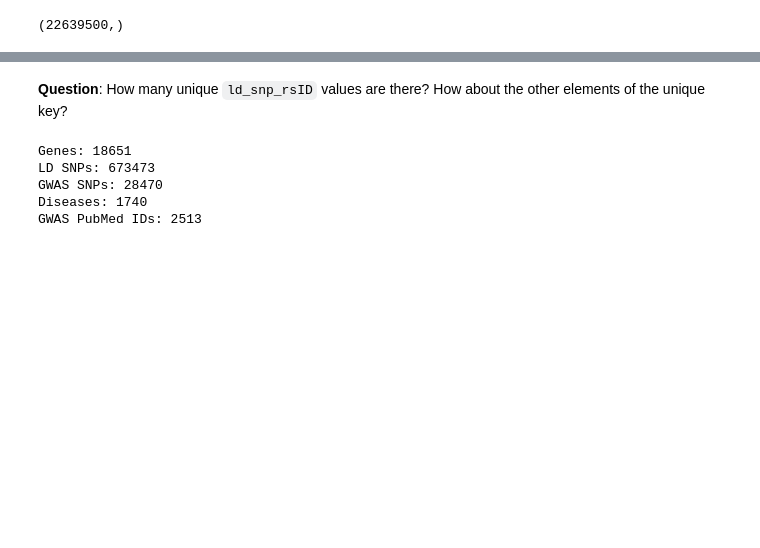
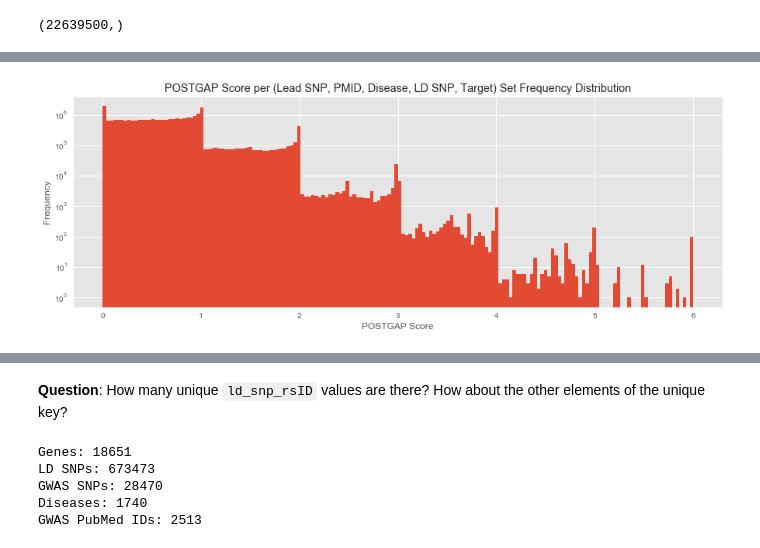
Before and after one commit to opentargets-archive/postgap_analysis, a Jupyter notebook: postgap_analysis_20171113.ipynb, the cells around one changed output, grey strips where cells are left out. Drawn from its saved outputs; the diff is of its cells as text; code cells hidden in the pictures; blank space fills up the shorter version.

```diff
--- a/postgap_analysis_20171113.ipynb
+++ b/postgap_analysis_20171113.ipynb
@@ -86,0 +144,10 @@ print(other_key_group_sizes.shape)
+# %%
+primary_key_groups['score']
+plt.figure(figsize=(15, 5))
+plt.hist(scores_per_primary_key_group, bins=170, log=True)
+plt.title('POSTGAP Score per (Lead SNP, PMID, Disease, LD SNP, Target) Set Frequency Distribution')
+plt.xlabel('POSTGAP Score')
+plt.ylabel('Frequency')
+plt.show()
+# %% [output]
+[figure, added]
```
Also changed, not shown: parts of 21 cells of this notebook.
